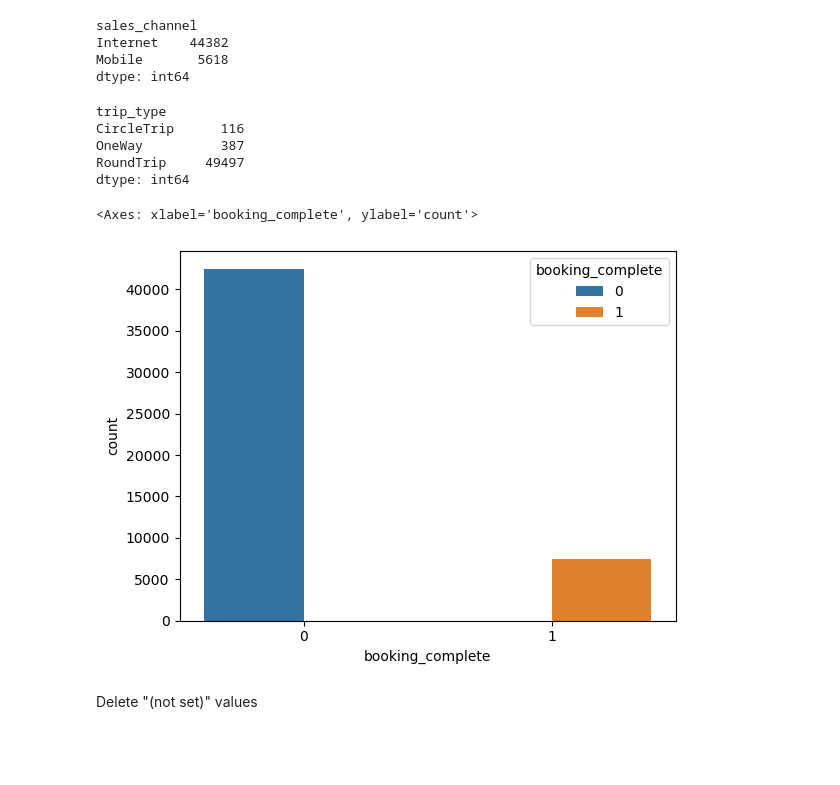
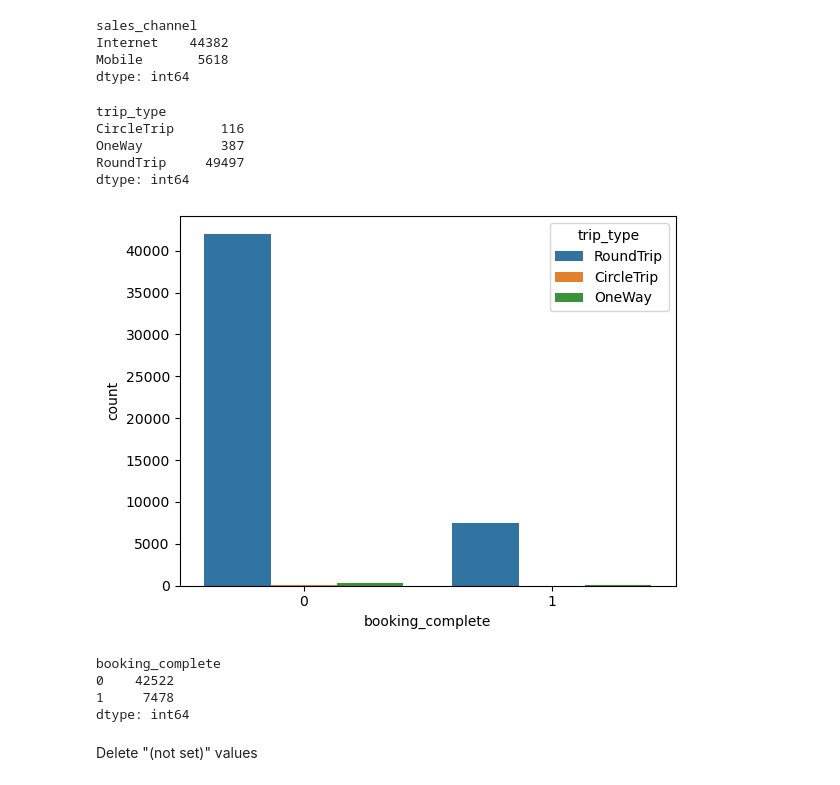
Before and after one commit to HuyNgo229/EDA_BA, a Jupyter notebook: Modelling_EDA_2.ipynb, the cells around one changed output. Drawn from its saved outputs; the diff is of its cells as text; code cells hidden in the pictures; blank space fills up the shorter version.

```diff
--- a/Modelling_EDA_2.ipynb
+++ b/Modelling_EDA_2.ipynb
@@ -198,19 +231,23 @@ sales_channel
 Internet    44382
 Mobile       5618
 dtype: int64
+# %%
+sns.countplot(data=df, x="booking_complete", hue="trip_type")
+df.groupby("trip_type").size()
+# %% [output]
+trip_type
+CircleTrip      116
+OneWay          387
+RoundTrip     49497
+dtype: int64
+[figure, added]
 # %%
-df.groupby("trip_type").size()
+df.groupby("booking_complete").size()
 # %% [output]
-trip_type
-CircleTrip      116
-OneWay          387
-RoundTrip     49497
+booking_complete
+0    42522
+1     7478
 dtype: int64
-# %%
-sns.countplot(data = df,  x = "booking_complete", hue = "booking_complete")
-# %% [output]
-<Axes: xlabel='booking_complete', ylabel='count'>
-[figure, removed]
 # %% [markdown]
 Delete "(not set)" values
 # %%
```
Also changed, not shown: parts of 11 cells of this notebook.
